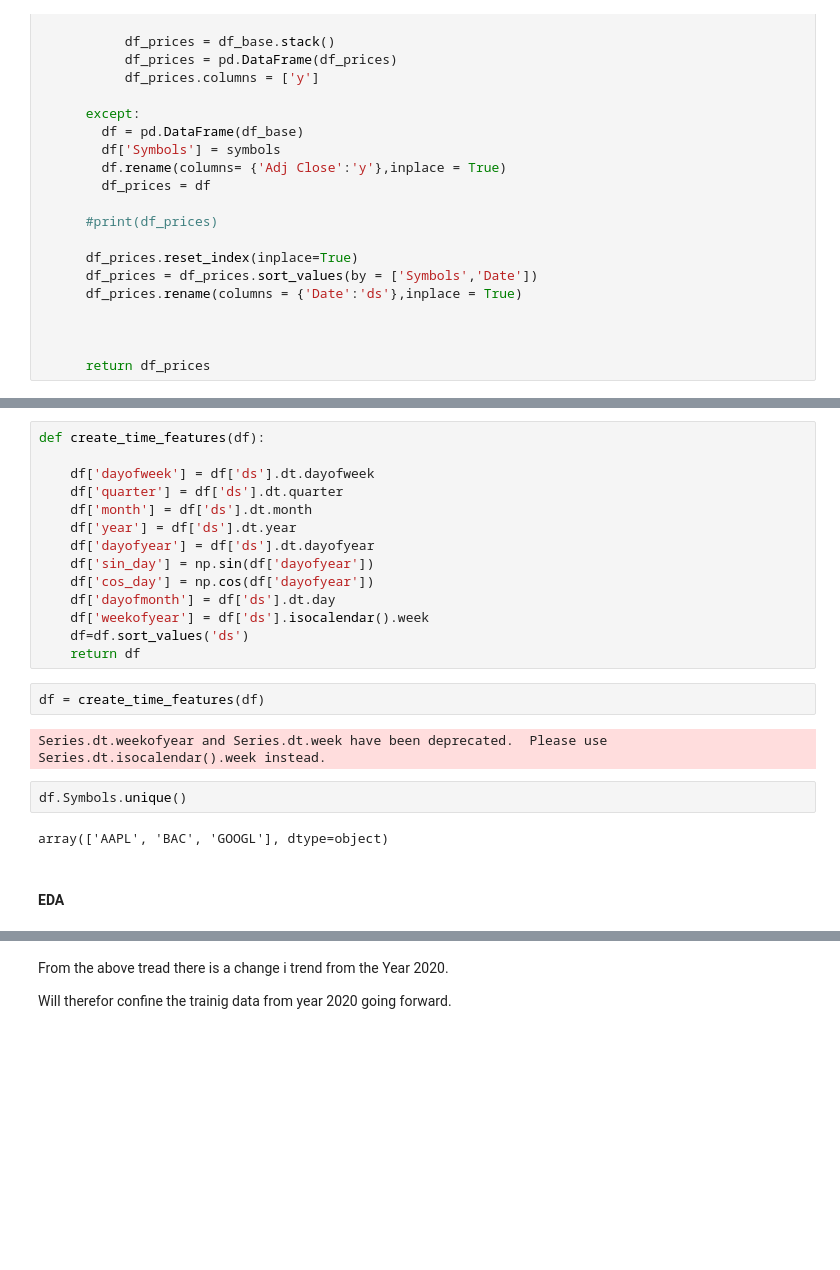
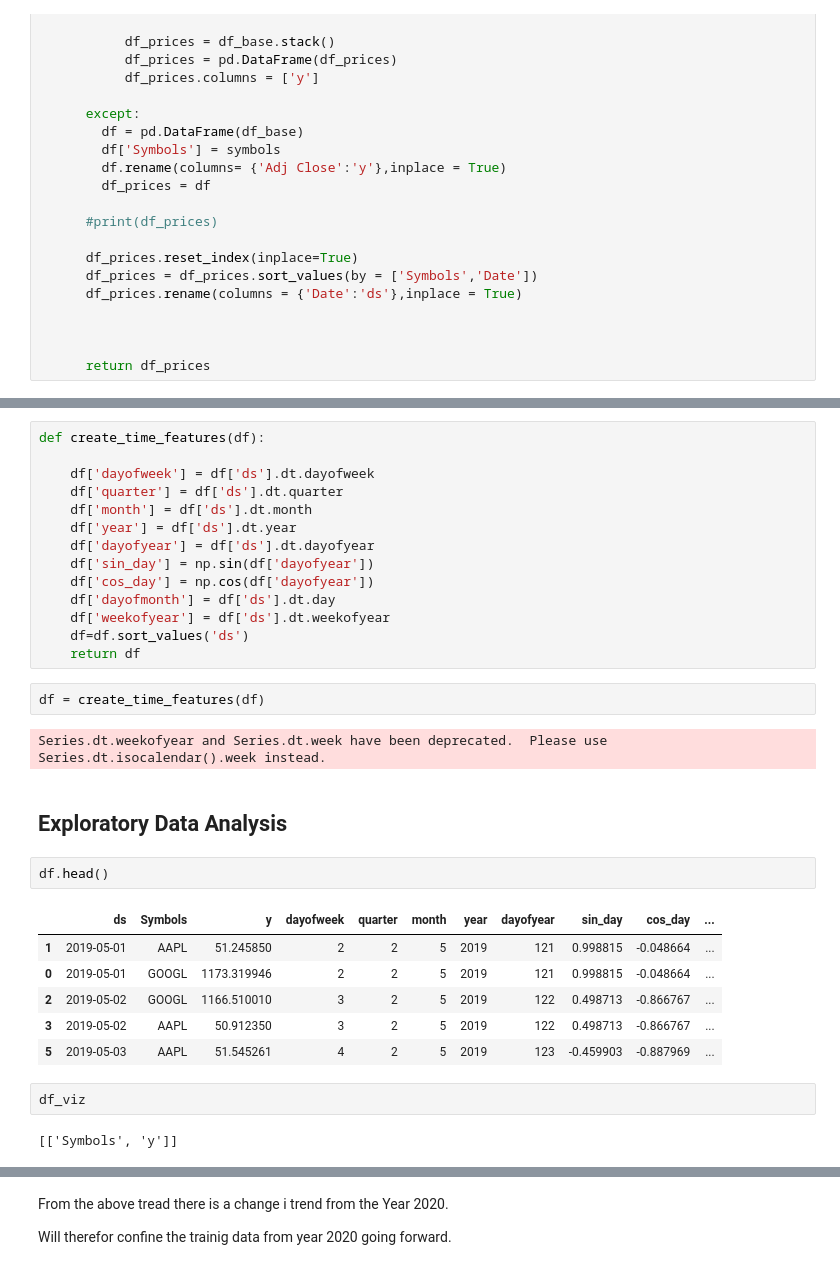
Before and after one commit to dgitahi/nano-degree-final_project, a Jupyter notebook: notebooks/stock_prediction_notebook.ipynb, the cells around one changed output, grey strips where cells are left out. Saved outputs shown, nothing was run; the diff lists cells and outputs as text; blank space fills up the shorter version.

```diff
--- a/notebooks/stock_prediction_notebook.ipynb
+++ b/notebooks/stock_prediction_notebook.ipynb
@@ -184,17 +120,26 @@ def create_time_features(df):
     df['sin_day'] = np.sin(df['dayofyear'])
     df['cos_day'] = np.cos(df['dayofyear'])
     df['dayofmonth'] = df['ds'].dt.day
-    df['weekofyear'] = df['ds'].isocalendar().week
+    df['weekofyear'] = df['ds'].dt.weekofyear
     df=df.sort_values('ds')
     return df
 # %%
 df = create_time_features(df)
 # %% [output]
 Series.dt.weekofyear and Series.dt.week have been deprecated.  Please use Series.dt.isocalendar().week instead.
-# %%
-df.Symbols.unique()
-# %% [output]
-array(['AAPL', 'BAC', 'GOOGL'], dtype=object)
-# %% [markdown]
-#### EDA
+# %% [markdown]
+## Exploratory Data Analysis
+# %%
+df.head()
+# %% [output]
+|  | ds | Symbols | y | dayofweek | quarter | month | year | dayofyear | sin_day | cos_day | ... |
+| 1 | 2019-05-01 | AAPL | 51.245850 | 2 | 2 | 5 | 2019 | 121 | 0.998815 | -0.048664 | ... |
+| 0 | 2019-05-01 | GOOGL | 1173.319946 | 2 | 2 | 5 | 2019 | 121 | 0.998815 | -0.048664 | ... |
+| 2 | 2019-05-02 | GOOGL | 1166.510010 | 3 | 2 | 5 | 2019 | 122 | 0.498713 | -0.866767 | ... |
+| 3 | 2019-05-02 | AAPL | 50.912350 | 3 | 2 | 5 | 2019 | 122 | 0.498713 | -0.866767 | ... |
+| 5 | 2019-05-03 | AAPL | 51.545261 | 4 | 2 | 5 | 2019 | 123 | -0.459903 | -0.887969 | ... |
+# %%
+df_viz
+# %% [output]
+[['Symbols', 'y']]
 # %%
```
Also changed, not shown: parts of 26 cells of this notebook.
